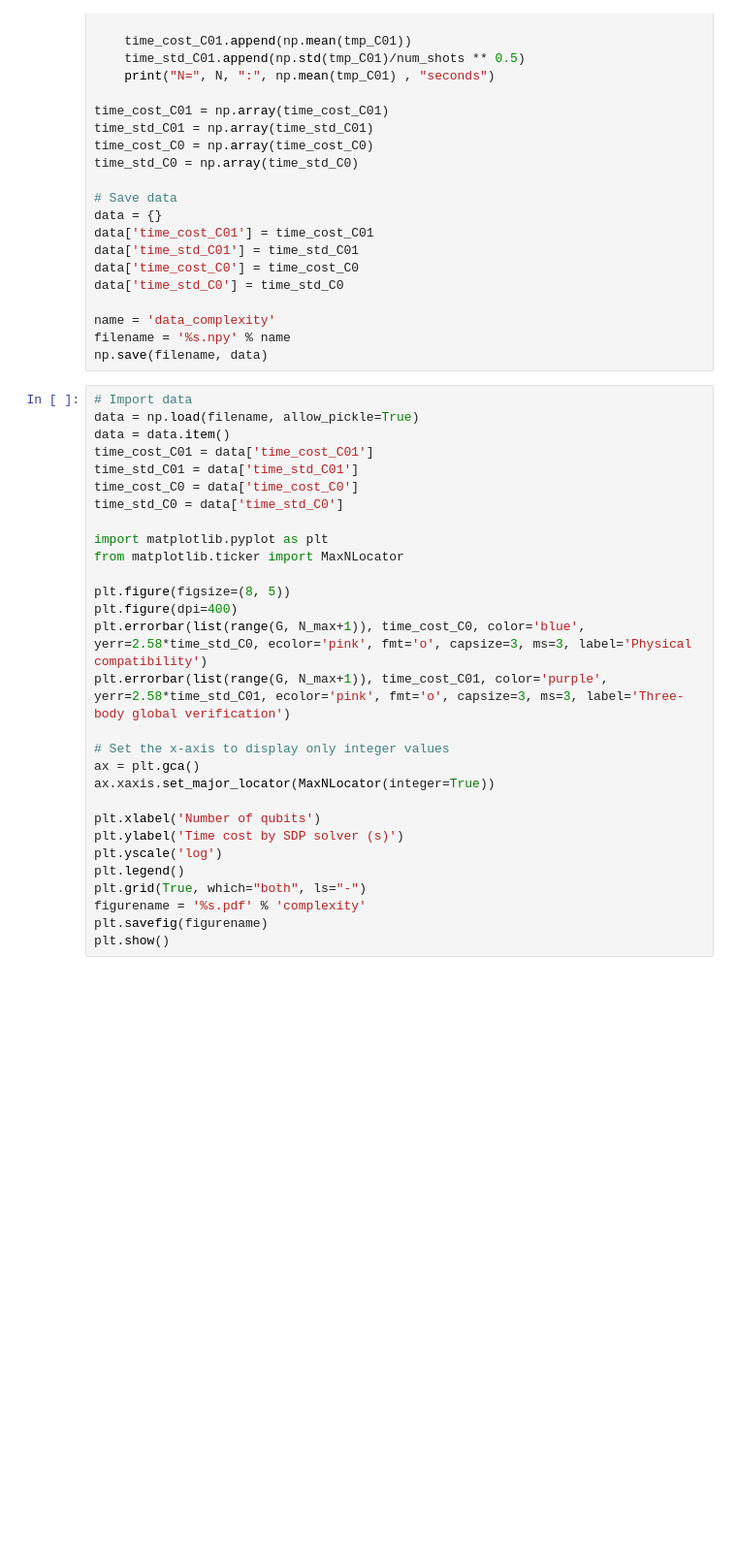
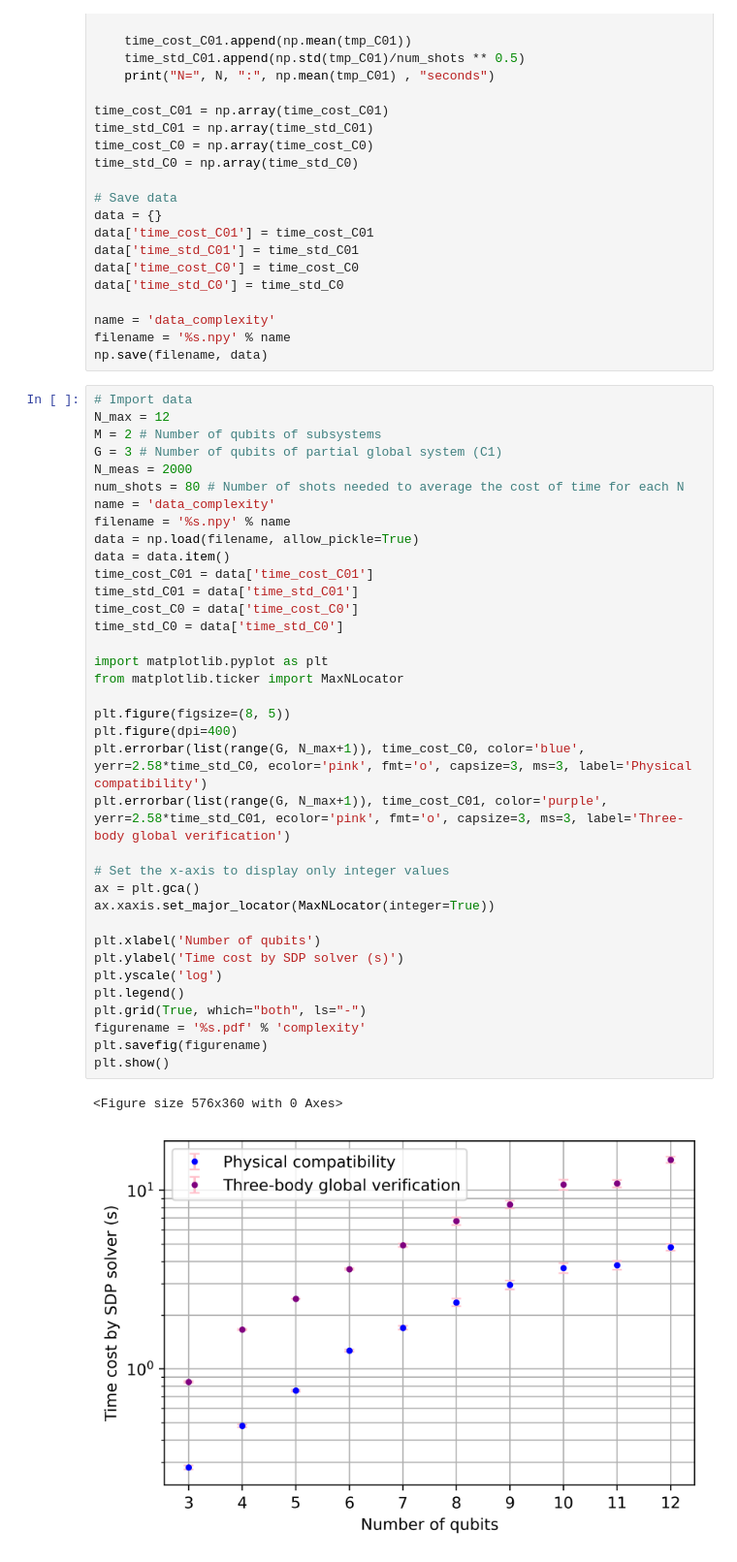
Before and after one commit to ZheruiWANG/SDP-for-VQE, a Jupyter notebook: More-Qubit Pro v3.0/complexity_plot.ipynb, the cells around one changed output. Shown at 97% size. Saved outputs shown, nothing was run; the diff lists cells and outputs as text; blank space fills up the shorter version.

Commit message:
Reduce complexity & Upstate ways to get statistical curve

```diff
--- a/More-Qubit Pro v3.0/complexity_plot.ipynb
+++ b/More-Qubit Pro v3.0/complexity_plot.ipynb
@@ -978,30 +978,40 @@ filename = '%s.npy' % name
 np.save(filename, data)
 # %%
 # Import data
+N_max = 12
+M = 2 # Number of qubits of subsystems
+G = 3 # Number of qubits of partial global system (C1)
+N_meas = 2000
+num_shots = 80 # Number of shots needed to average the cost of time for each N
+name = 'data_complexity'
+filename = '%s.npy' % name
 data = np.load(filename, allow_pickle=True)
 data = data.item()
 time_cost_C01 = data['time_cost_C01']
 time_std_C01 = data['time_std_C01']
 time_cost_C0 = data['time_cost_C0']
 time_std_C0 = data['time_std_C0']
 
 import matplotlib.pyplot as plt
 from matplotlib.ticker import MaxNLocator
 
 plt.figure(figsize=(8, 5))
 plt.figure(dpi=400)
 plt.errorbar(list(range(G, N_max+1)), time_cost_C0, color='blue', yerr=2.58*time_std_C0, ecolor='pink', fmt='o', capsize=3, ms=3, label='Physical compatibility')
 plt.errorbar(list(range(G, N_max+1)), time_cost_C01, color='purple', yerr=2.58*time_std_C01, ecolor='pink', fmt='o', capsize=3, ms=3, label='Three-body global verification')
 
 # Set the x-axis to display only integer values
 ax = plt.gca()
 ax.xaxis.set_major_locator(MaxNLocator(integer=True))
 
 plt.xlabel('Number of qubits')
 plt.ylabel('Time cost by SDP solver (s)')
 plt.yscale('log')
 plt.legend()
 plt.grid(True, which="both", ls="-")
 figurename = '%s.pdf' % 'complexity'
 plt.savefig(figurename)
 plt.show()
+# %% [output]
+<Figure size 576x360 with 0 Axes>
+[figure, added]
```
Also changed, not shown: 16 other files.
